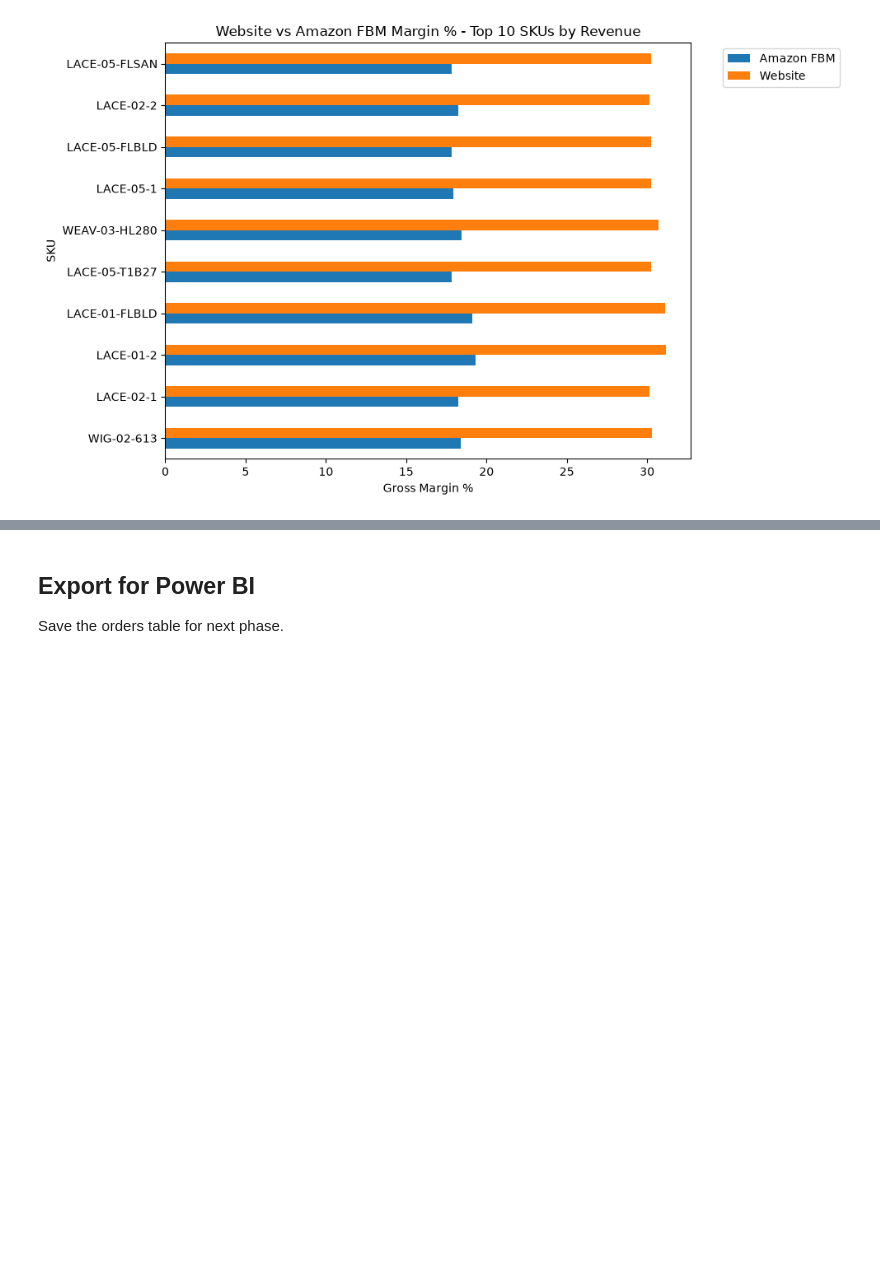
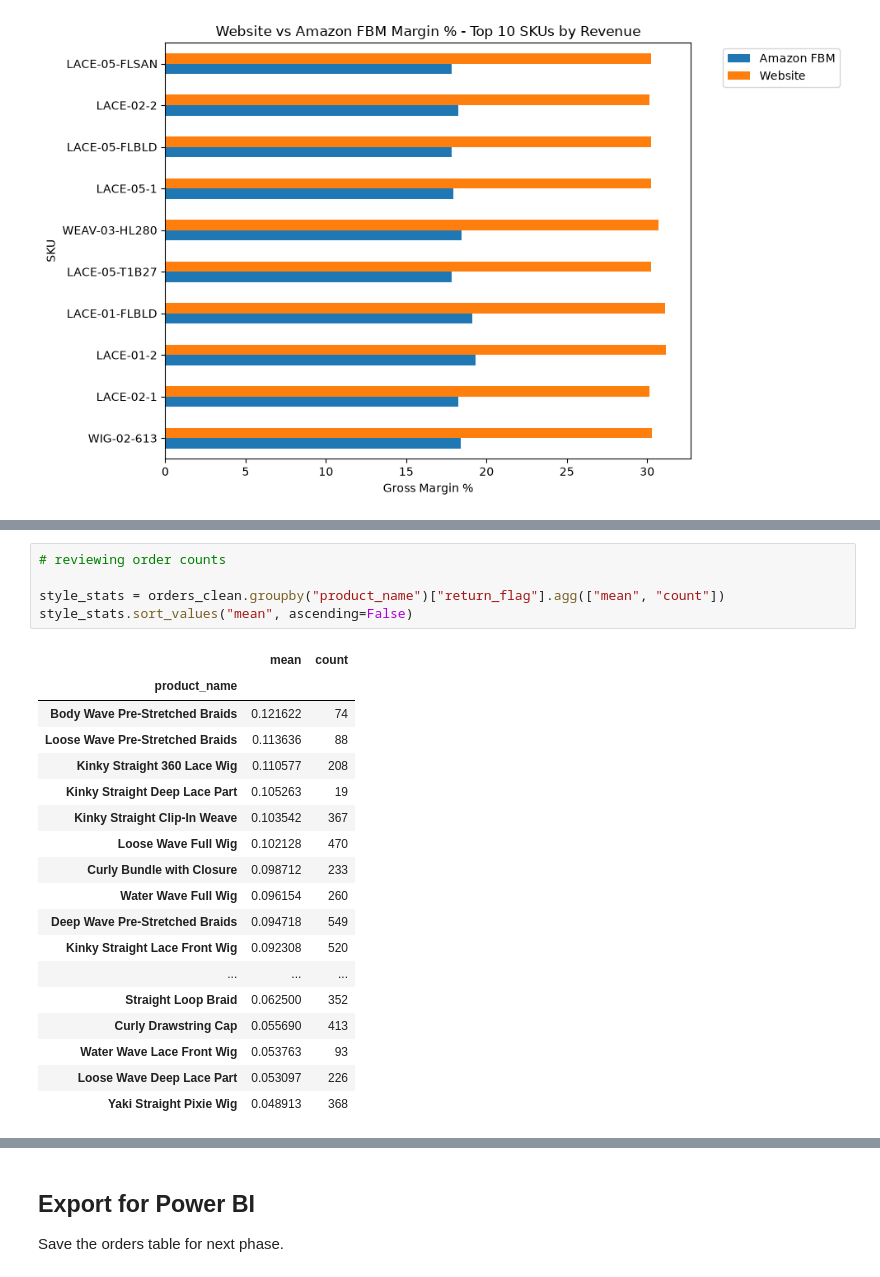
Before and after one commit to voltrecto/crowncase-beauty-portfolio, a Jupyter notebook: notebooks/phase3_analysis.ipynb, the cells around one changed output, grey strips where cells are left out. Drawn from its saved outputs; the diff is of its cells as text; blank space fills up the shorter version.

```diff
--- a/notebooks/phase3_analysis.ipynb
+++ b/notebooks/phase3_analysis.ipynb
@@ -287,0 +300,24 @@ plt.show()
+# %%
+# reviewing order counts
+
+style_stats = orders_clean.groupby("product_name")["return_flag"].agg(["mean", "count"])
+style_stats.sort_values("mean", ascending=False)
+# %% [output]
+|  | mean | count |
+| product_name |  |  |
+| Body Wave Pre-Stretched Braids | 0.121622 | 74 |
+| Loose Wave Pre-Stretched Braids | 0.113636 | 88 |
+| Kinky Straight 360 Lace Wig | 0.110577 | 208 |
+| Kinky Straight Deep Lace Part | 0.105263 | 19 |
+| Kinky Straight Clip-In Weave | 0.103542 | 367 |
+| Loose Wave Full Wig | 0.102128 | 470 |
+| Curly Bundle with Closure | 0.098712 | 233 |
+| Water Wave Full Wig | 0.096154 | 260 |
+| Deep Wave Pre-Stretched Braids | 0.094718 | 549 |
+| Kinky Straight Lace Front Wig | 0.092308 | 520 |
+| ... | ... | ... |
+| Straight Loop Braid | 0.062500 | 352 |
+| Curly Drawstring Cap | 0.055690 | 413 |
+| Water Wave Lace Front Wig | 0.053763 | 93 |
+| Loose Wave Deep Lace Part | 0.053097 | 226 |
+| Yaki Straight Pixie Wig | 0.048913 | 368 |
```
Also changed, not shown: parts of 7 cells of this notebook, 2 other files.
